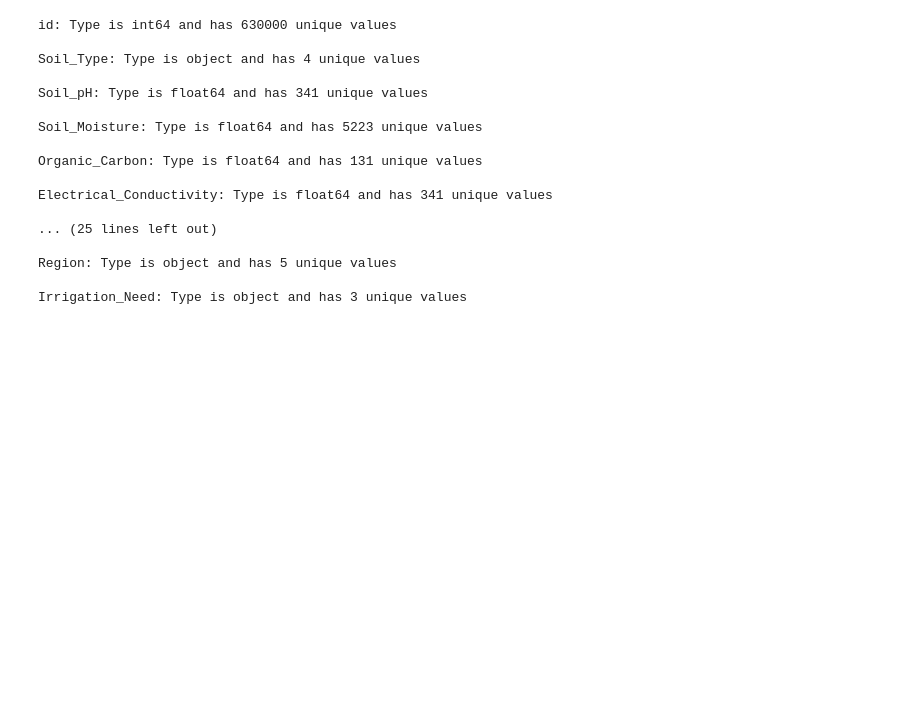
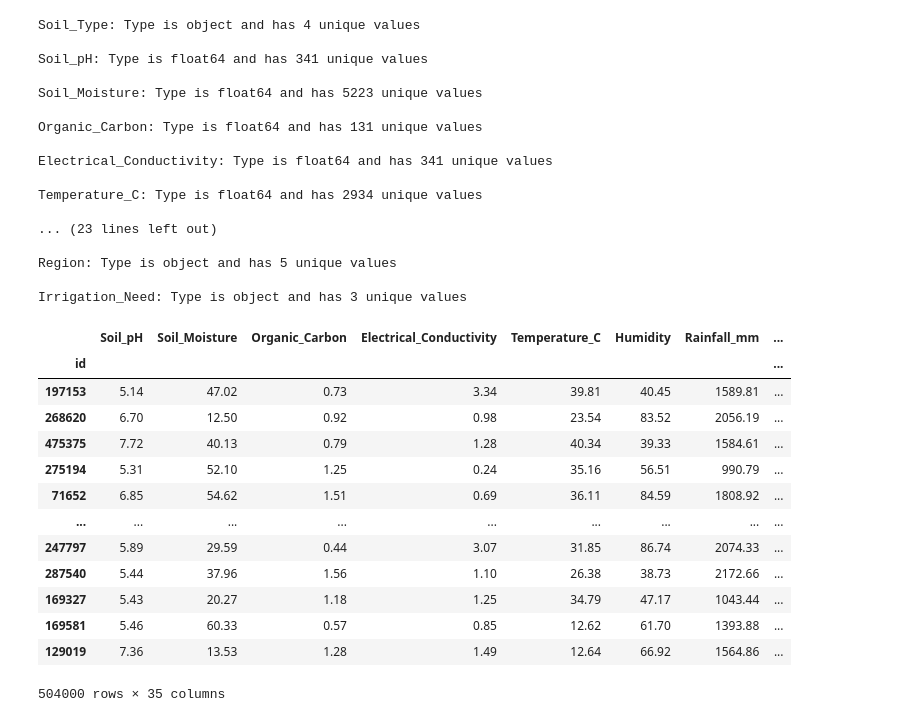
Before and after one commit to Ryqn0/Predicting_Irrigation_Need_S6E4, a Jupyter notebook: notebooks/02_eda.ipynb, the cells around one changed output. Cells and saved outputs as stored; diff of their text form; code cells hidden in the pictures; blank space fills up the shorter version.

Commit message:
Added build_final and verify data

```diff
--- a/notebooks/02_eda.ipynb
+++ b/notebooks/02_eda.ipynb
@@ -2,5 +2,6 @@
 import pandas as pd
 # %%
 train = pd.read_csv('../data/raw/train.csv')
+train.set_index('id', inplace=True)
 # %%
 from sklearn.model_selection import train_test_split
@@ -13,8 +10,6 @@ for col in train.columns:
     print(f'{col}: Type is {train[col].dtype} and has {train[col].nunique()} unique values')
     print()
 # %% [output]
-id: Type is int64 and has 630000 unique values
-
 Soil_Type: Type is object and has 4 unique values
 
 Soil_pH: Type is float64 and has 341 unique values
@@ -25,8 +20,51 @@ Organic_Carbon: Type is float64 and has 131 unique values
 
 Electrical_Conductivity: Type is float64 and has 341 unique values
 
-... (25 lines left out)
+Temperature_C: Type is float64 and has 2934 unique values
+
+... (23 lines left out)
 
 Region: Type is object and has 5 unique values
 
 Irrigation_Need: Type is object and has 3 unique values
+# %%
+def preprocess_data(df):
+    df = df.copy()
+
+    # Handle missing values
+    for col in df.columns:
+        if df[col].dtype == 'object':
+            df[col] = df[col].fillna(df[col].mode()[0])
+        else:
+            df[col] = df[col].fillna(df[col].median())
+
+    categorical_cols = df.select_dtypes(include=['object']).columns
+    df = pd.get_dummies(df, columns=categorical_cols, drop_first=True)
+
+    return df
+# %%
+y = train['Irrigation_Need'].map({'Low': 0, 'Medium': 1, 'High': 2})
+
+train_data = train.drop(columns=['Irrigation_Need'])
+
+X_train, X_val, y_train, y_val = train_test_split(train_data, y, test_size=0.2, random_state=42, stratify=y)
+
+X_train_processed = preprocess_data(X_train)
+X_val_processed = preprocess_data(X_val)
+# %%
+X_train_processed
+# %% [output]
+|  | Soil_pH | Soil_Moisture | Organic_Carbon | Electrical_Conductivity | Temperature_C | Humidity | Rainfall_mm | ... |
+| id |  |  |  |  |  |  |  | ... |
+| 197153 | 5.14 | 47.02 | 0.73 | 3.34 | 39.81 | 40.45 | 1589.81 | ... |
+| 268620 | 6.70 | 12.50 | 0.92 | 0.98 | 23.54 | 83.52 | 2056.19 | ... |
+| 475375 | 7.72 | 40.13 | 0.79 | 1.28 | 40.34 | 39.33 | 1584.61 | ... |
+| 275194 | 5.31 | 52.10 | 1.25 | 0.24 | 35.16 | 56.51 | 990.79 | ... |
+| 71652 | 6.85 | 54.62 | 1.51 | 0.69 | 36.11 | 84.59 | 1808.92 | ... |
+| ... | ... | ... | ... | ... | ... | ... | ... | ... |
+| 247797 | 5.89 | 29.59 | 0.44 | 3.07 | 31.85 | 86.74 | 2074.33 | ... |
+| 287540 | 5.44 | 37.96 | 1.56 | 1.10 | 26.38 | 38.73 | 2172.66 | ... |
+| 169327 | 5.43 | 20.27 | 1.18 | 1.25 | 34.79 | 47.17 | 1043.44 | ... |
+| 169581 | 5.46 | 60.33 | 0.57 | 0.85 | 12.62 | 61.70 | 1393.88 | ... |
+| 129019 | 7.36 | 13.53 | 1.28 | 1.49 | 12.64 | 66.92 | 1564.86 | ... |
+504000 rows × 35 columns
```
Also changed, not shown: parts of 9 cells of this notebook, 5 other files.
